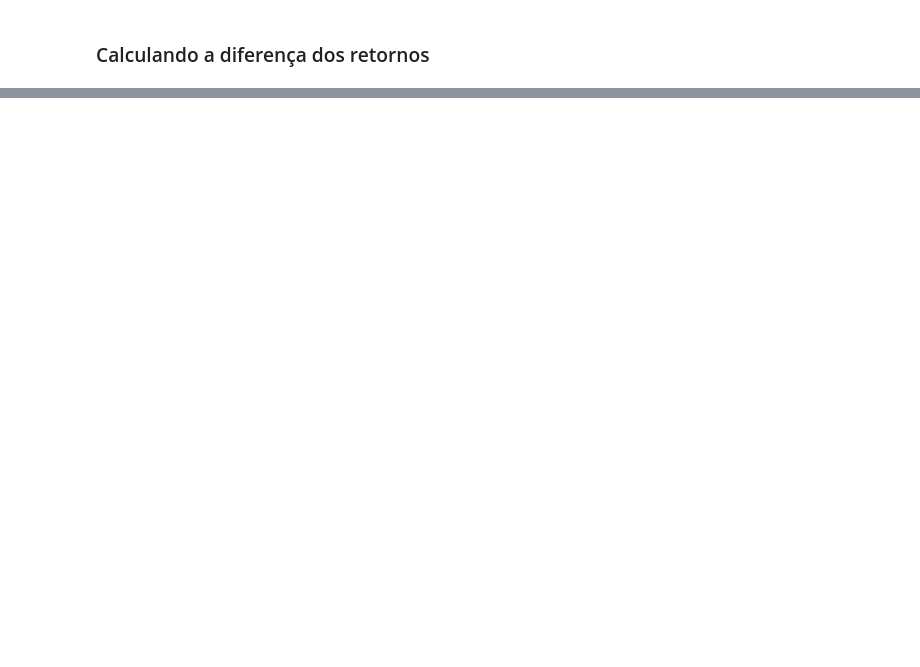
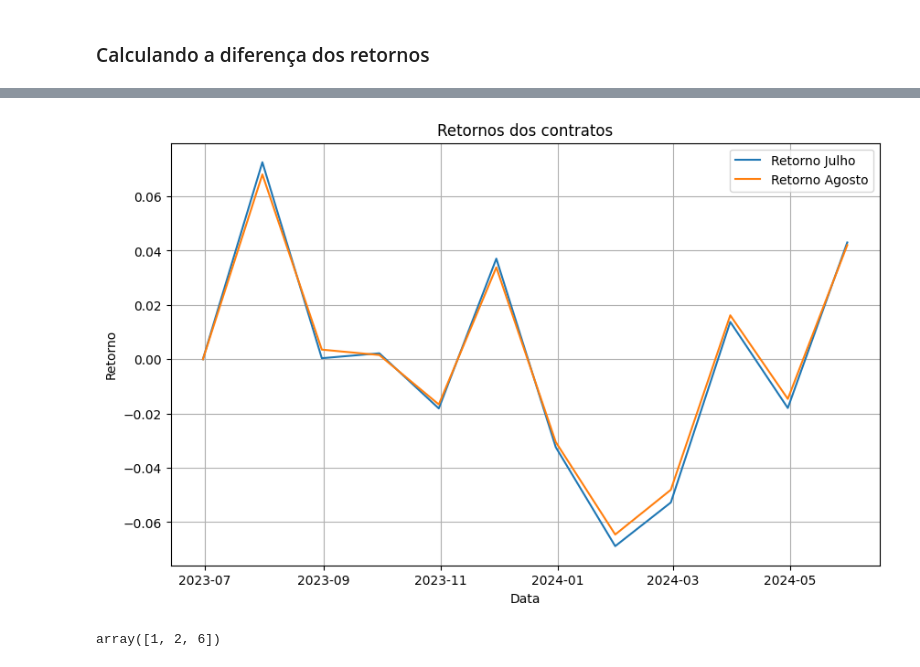
Before and after one commit to vidomirana/Analise-Sincronia-SeriesTemporais-Soja, a Jupyter notebook: Basis_Momentum.ipynb, the cells around one changed output, grey strips where cells are left out. Drawn from its saved outputs; the diff is of its cells as text; code cells hidden in the pictures; blank space fills up the shorter version.

```diff
--- a/Basis_Momentum.ipynb
+++ b/Basis_Momentum.ipynb
@@ -523,0 +526,18 @@ BMt
+# %%
+plt.figure(figsize=(10, 6))
+plt.plot(soyN24_12m.retorno, label='Retorno Julho')
+plt.plot(soyQ24_12m.retorno, label='Retorno Agosto')
+plt.title('Retornos dos contratos')
+plt.xlabel('Data')
+plt.ylabel('Retorno')
+plt.legend()
+plt.grid(True)
+plt.show()
+# %% [output]
+[figure, added]
+# %%
+a = np.array([1,2,3])
+b = np.cumprod(a)
+b
+# %% [output]
+array([1, 2, 6])
```
Also changed, not shown: parts of 13 cells of this notebook.
